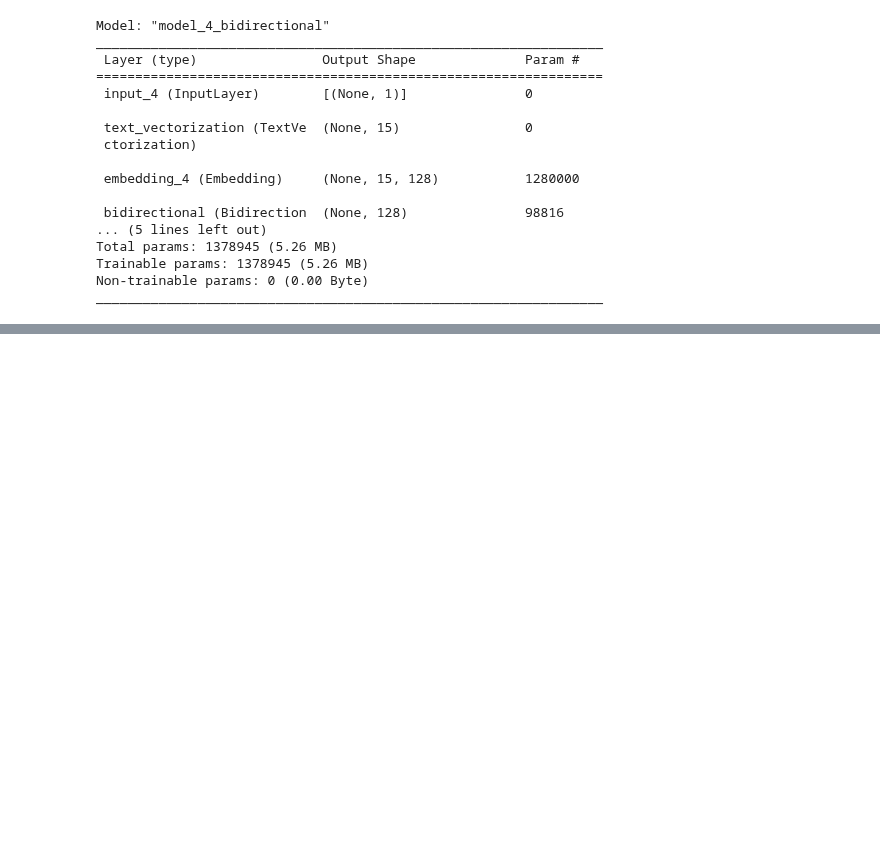
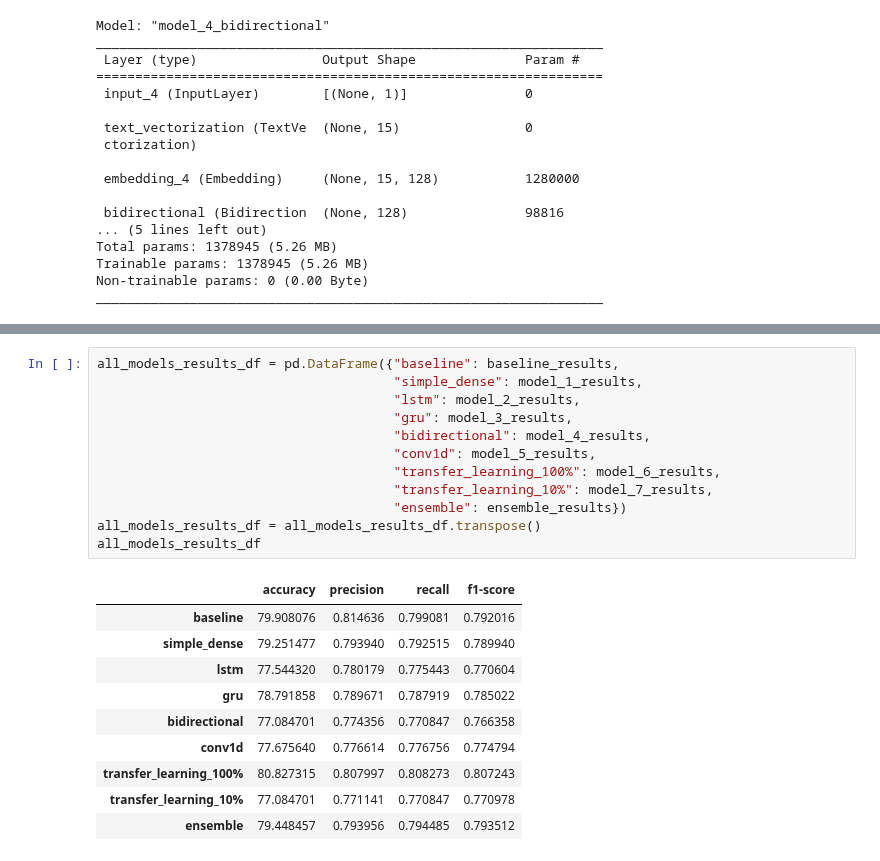
Before and after one commit to SheshamJoseph/Deep-Learning-with-Tensorflow-ZTM, a Jupyter notebook: 08_natural_Language_processing.ipynb, the cells around one changed output, grey strips where cells are left out. Drawn from its saved outputs; the diff is of its cells as text; blank space fills up the shorter version.

```diff
--- a/08_natural_Language_processing.ipynb
+++ b/08_natural_Language_processing.ipynb
@@ -682,0 +1054,23 @@ model_4.evaluate(val_sentences, val_labels)
+# %%
+all_models_results_df = pd.DataFrame({"baseline": baseline_results,
+                                      "simple_dense": model_1_results,
+                                      "lstm": model_2_results,
+                                      "gru": model_3_results,
+                                      "bidirectional": model_4_results,
+                                      "conv1d": model_5_results,
+                                      "transfer_learning_100%": model_6_results,
+                                      "transfer_learning_10%": model_7_results,
+                                      "ensemble": ensemble_results})
+all_models_results_df = all_models_results_df.transpose()
+all_models_results_df
+# %% [output]
+|  | accuracy | precision | recall | f1-score |
+| baseline | 79.908076 | 0.814636 | 0.799081 | 0.792016 |
+| simple_dense | 79.251477 | 0.793940 | 0.792515 | 0.789940 |
+| lstm | 77.544320 | 0.780179 | 0.775443 | 0.770604 |
+| gru | 78.791858 | 0.789671 | 0.787919 | 0.785022 |
+| bidirectional | 77.084701 | 0.774356 | 0.770847 | 0.766358 |
+| conv1d | 77.675640 | 0.776614 | 0.776756 | 0.774794 |
+| transfer_learning_100% | 80.827315 | 0.807997 | 0.808273 | 0.807243 |
+| transfer_learning_10% | 77.084701 | 0.771141 | 0.770847 | 0.770978 |
+| ensemble | 79.448457 | 0.793956 | 0.794485 | 0.793512 |
```
Also changed, not shown: parts of 72 cells of this notebook.
